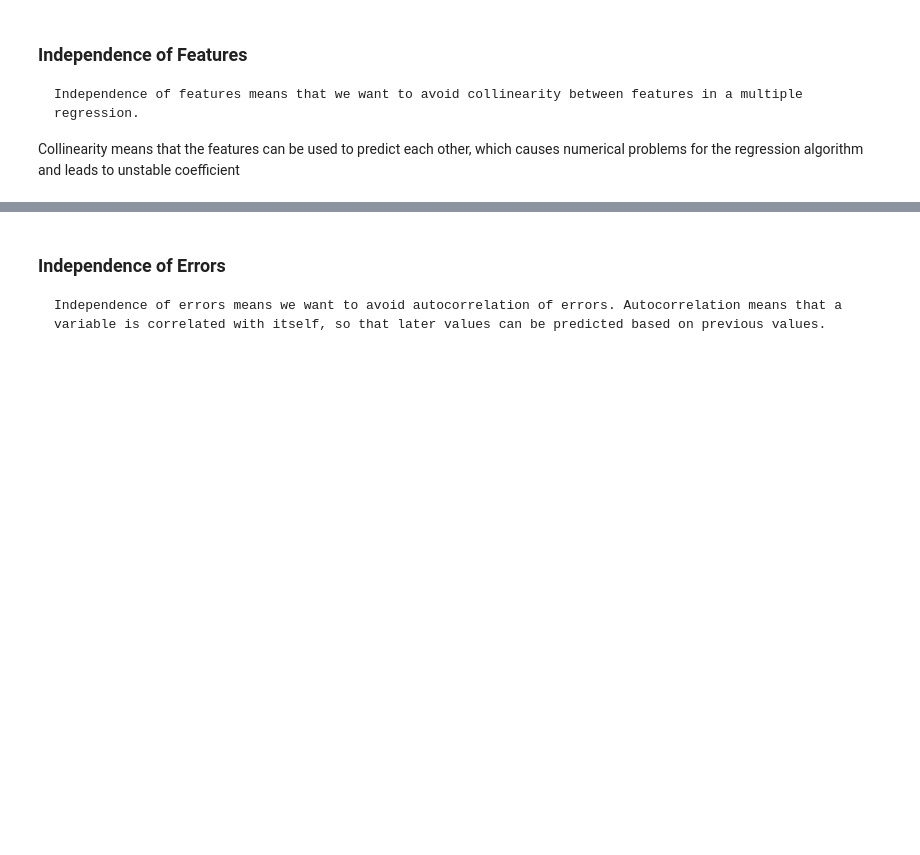
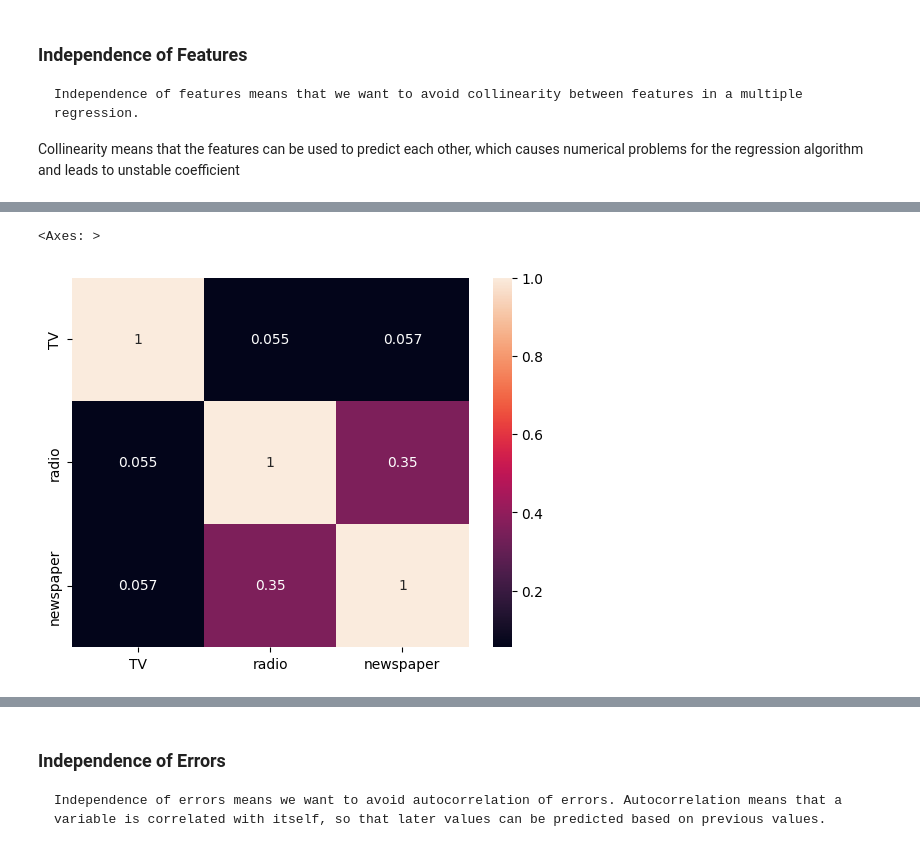
Before and after one commit to karusamuel/LinearRegression_Assumptions, a Jupyter notebook: index.ipynb, the cells around one changed output, grey strips where cells are left out. Saved outputs shown, nothing was run; the diff lists cells and outputs as text; code cells hidden in the pictures; blank space fills up the shorter version.

```diff
--- a/index.ipynb
+++ b/index.ipynb
@@ -90,0 +154,5 @@ Collinearity means that the features can be used to predict each other, which ca
+# %%
+sns.heatmap(df_ads[["TV",'radio',"newspaper"]].corr(),annot=True)
+# %% [output]
+<Axes: >
+[figure, added]
```
Also changed, not shown: parts of 31 cells of this notebook.
